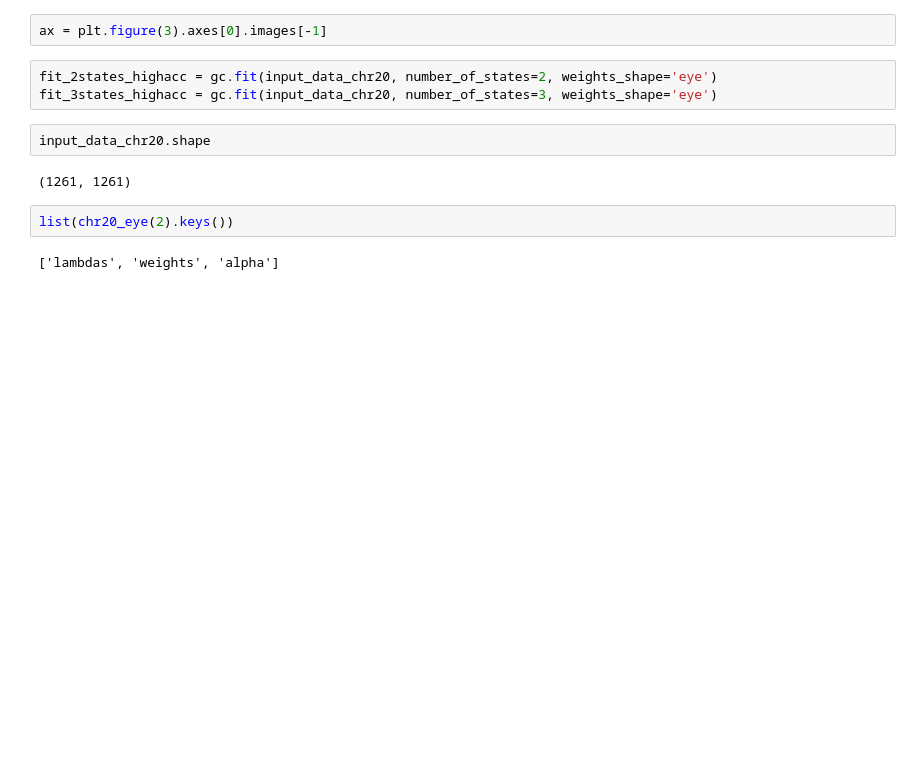
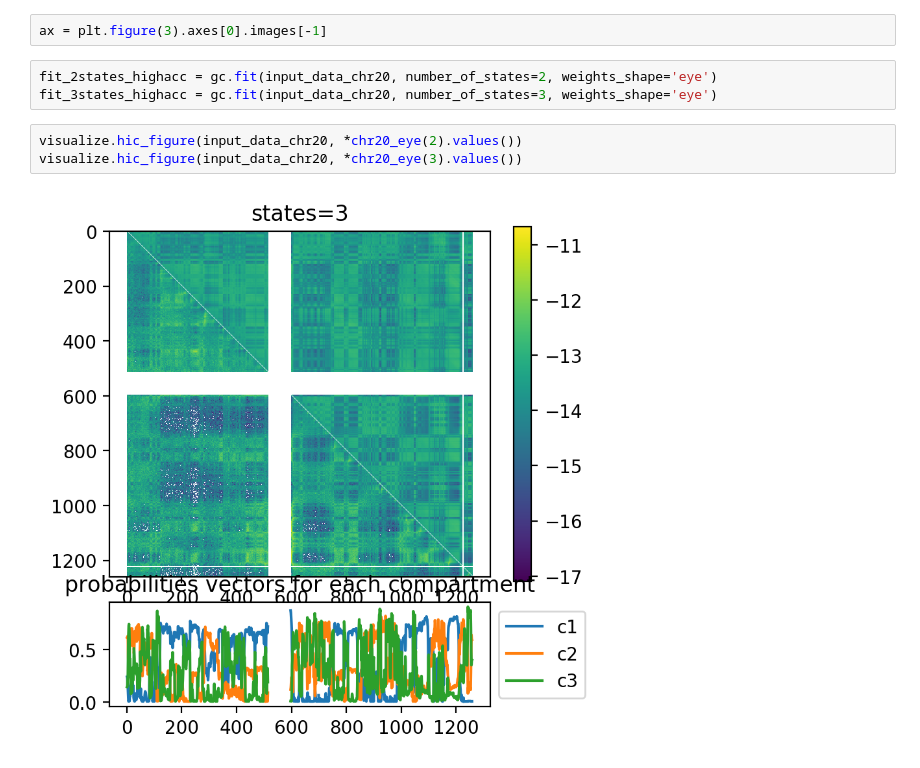
Before and after one commit to KaplanLab/deGeco, a Jupyter notebook: low_res.ipynb, the cells around one changed output. Saved outputs shown, nothing was run; the diff lists cells and outputs as text; blank space fills up the shorter version.

```diff
--- a/low_res.ipynb
+++ b/low_res.ipynb
@@ -73,11 +93,8 @@ ax = plt.figure(3).axes[0].images[-1]
 # %%
 fit_2states_highacc = gc.fit(input_data_chr20, number_of_states=2, weights_shape='eye')
 fit_3states_highacc = gc.fit(input_data_chr20, number_of_states=3, weights_shape='eye')
-# %%
-input_data_chr20.shape
-# %% [output]
-(1261, 1261)
-# %%
-list(chr20_eye(2).keys())
-# %% [output]
-['lambdas', 'weights', 'alpha']
+# %%
+visualize.hic_figure(input_data_chr20, *chr20_eye(2).values())
+visualize.hic_figure(input_data_chr20, *chr20_eye(3).values())
+# %% [output]
+[figure, added]
```
Also changed, not shown: parts of 31 cells of this notebook.
